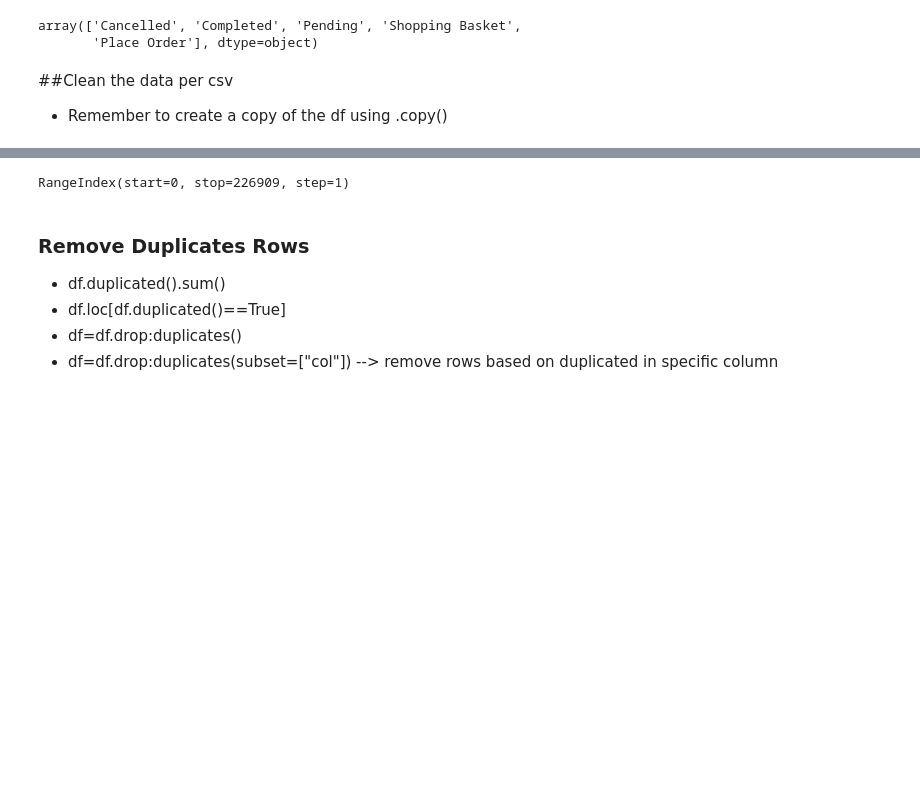
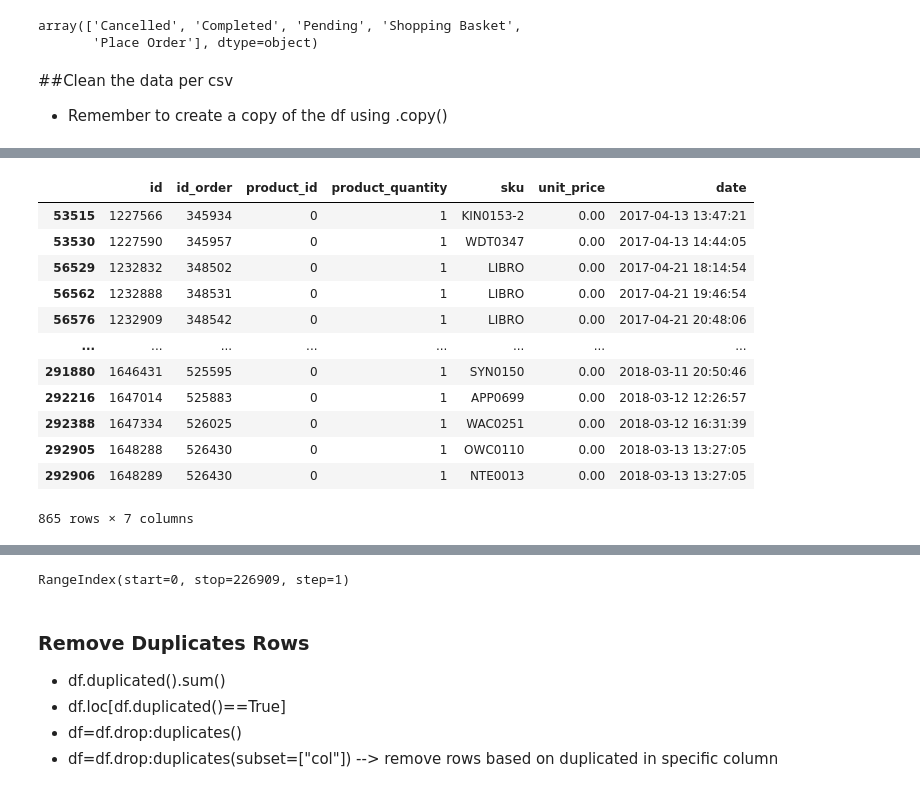
Before and after one commit to JacquelineBashta/DataStorytelling_Pandas_Matlibplot, a Jupyter notebook: Project_2_Eniac.ipynb, the cells around one changed output, grey strips where cells are left out. Cells and saved outputs as stored; diff of their text form; code cells hidden in the pictures; blank space fills up the shorter version.

```diff
--- a/Project_2_Eniac.ipynb
+++ b/Project_2_Eniac.ipynb
@@ -23,5 +23,6 @@ url = "https://drive.google.com/file/d/1Vu0q91qZw6lqhIqbjoXYvYAQTmVHh6uZ/view?us
 path = "https://drive.google.com/uc?export=download&id="+url.split("/")[-2]
 orders = pd.read_csv(path)
 # %%
-pd.set_option("display.max_rows", None) #Question : doesn't work!
+#pd.options.display.max_rows = 999
+pd.set_option("display.max_rows", 50) #Question : doesn't work!
 pd.get_option("display.max_rows")
@@ -102,0 +312,9 @@ orders_c = orders.copy()
+# %%
+import pandas as pd
+
+url = "https://drive.google.com/file/d/1FYhN_2AzTBFuWcfHaRuKcuCE6CWXsWtG/view?usp=sharing"
+path = "https://drive.google.com/uc?export=download&id="+url.split("/")[-2]
+ol = pd.read_csv(path)
+# %%
+pd.set_option("display.max_rows", 50) #Question : doesn't work!
+pd.get_option("display.max_rows")
@@ -102,0 +414,16 @@ orders_c = orders.copy()
+# %%
+ol.loc[ol.unit_price == "0.00"]
+# %% [output]
+|  | id | id_order | product_id | product_quantity | sku | unit_price | date |
+| 53515 | 1227566 | 345934 | 0 | 1 | KIN0153-2 | 0.00 | 2017-04-13 13:47:21 |
+| 53530 | 1227590 | 345957 | 0 | 1 | WDT0347 | 0.00 | 2017-04-13 14:44:05 |
+| 56529 | 1232832 | 348502 | 0 | 1 | LIBRO | 0.00 | 2017-04-21 18:14:54 |
+| 56562 | 1232888 | 348531 | 0 | 1 | LIBRO | 0.00 | 2017-04-21 19:46:54 |
+| 56576 | 1232909 | 348542 | 0 | 1 | LIBRO | 0.00 | 2017-04-21 20:48:06 |
+| ... | ... | ... | ... | ... | ... | ... | ... |
+| 291880 | 1646431 | 525595 | 0 | 1 | SYN0150 | 0.00 | 2018-03-11 20:50:46 |
+| 292216 | 1647014 | 525883 | 0 | 1 | APP0699 | 0.00 | 2018-03-12 12:26:57 |
+| 292388 | 1647334 | 526025 | 0 | 1 | WAC0251 | 0.00 | 2018-03-12 16:31:39 |
+| 292905 | 1648288 | 526430 | 0 | 1 | OWC0110 | 0.00 | 2018-03-13 13:27:05 |
+| 292906 | 1648289 | 526430 | 0 | 1 | NTE0013 | 0.00 | 2018-03-13 13:27:05 |
+865 rows × 7 columns
```
Also changed, not shown: parts of 49 cells of this notebook.
